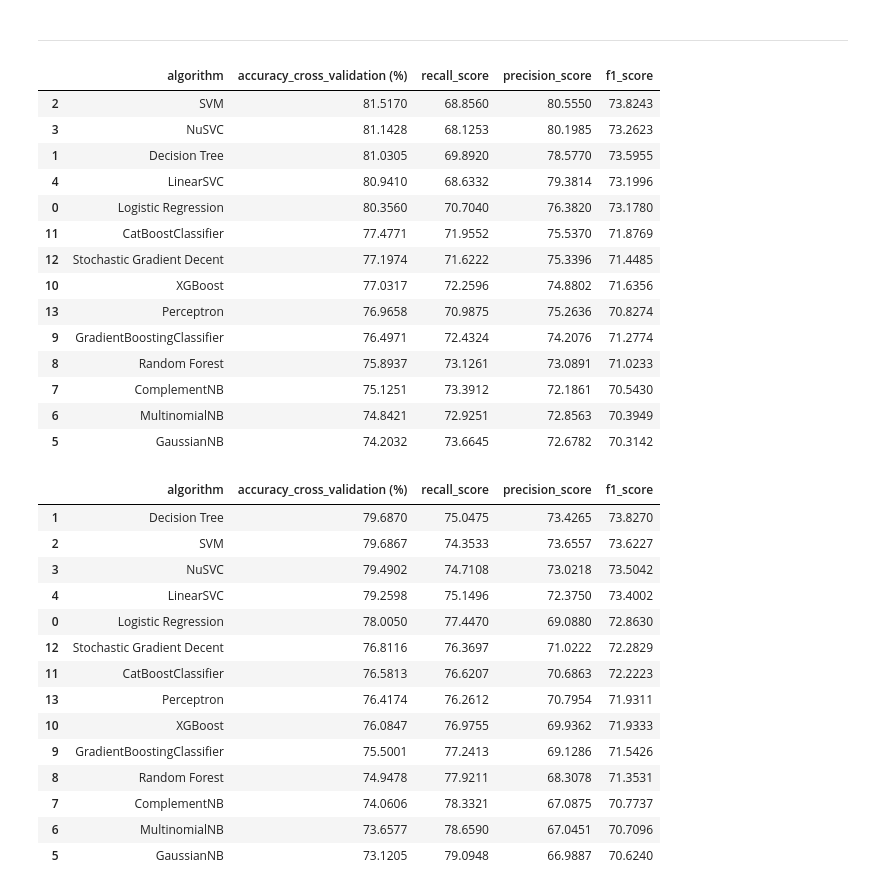
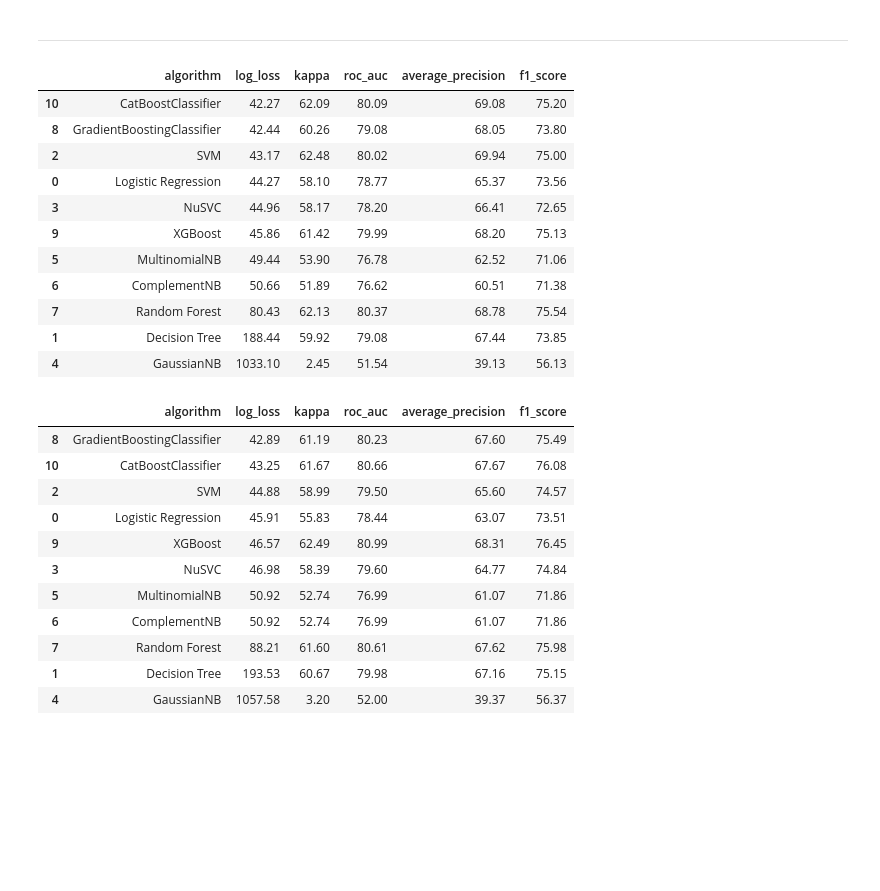
Before and after one commit to rvanguita/DataScientists, a Jupyter notebook: Projects/Kaggle/Titanic/titanic.ipynb, the cells around one changed output. Cells and saved outputs as stored; diff of their text form; code cells hidden in the pictures; blank space fills up the shorter version.

```diff
--- a/Projects/Kaggle/Titanic/titanic.ipynb
+++ b/Projects/Kaggle/Titanic/titanic.ipynb
@@ -467,9 +492,9 @@ def benchmark_ml(algorithms, X_train, y_train, cross_validation):
 # %%
 algorithms = {'Logistic Regression' : LogisticRegression(max_iter = 1000, random_state=42),
               'Decision Tree' : DecisionTreeClassifier(random_state=42),
-              'SVM' : SVC(random_state=42),
-              'NuSVC' : NuSVC(random_state=42),
-              'LinearSVC' : LinearSVC(dual = False, random_state=42),
+              'SVM' : SVC(random_state=42, probability=True),
+              'NuSVC' : NuSVC(random_state=42, probability=True),
+              # 'LinearSVC' : LinearSVC(dual = False, random_state=42),
               'GaussianNB' : GaussianNB(),
               'MultinomialNB' : MultinomialNB(),
               'ComplementNB' : ComplementNB(),
@@ -479,8 +504,9 @@ algorithms = {'Logistic Regression' : LogisticRegression(max_iter = 1000, random
               'GradientBoostingClassifier' : GradientBoostingClassifier(random_state=42),
               'XGBoost' : XGBClassifier(random_state=42 , n_jobs = -1),
               'CatBoostClassifier' : CatBoostClassifier(random_state=42, verbose=False, save_snapshot=False),
-              'Stochastic Gradient Decent' : SGDClassifier(random_state=42),
-              'Perceptron' : Perceptron(random_state=42),
+              # 'LGBMClassifier' : LGBMClassifier(random_state=42, n_jobs=-1),
+              # 'Stochastic Gradient Decent' : SGDClassifier(random_state=42),
+              # 'Perceptron' : Perceptron(random_state=42),
               # 'Linear Regression' : LinearRegression(),
               }
 # %%
@@ -575,42 +600,35 @@ def cross_validation(algorithms, X_train, y_train, n_splits, seed_number, oversa
 # %%
-n_splits = 10
+n_splits = 5
 seed_number = 42
 # %%
-accuracy_without_split = cross_validation(algorithms, X_train, y_train, n_splits, seed_number)
-accuracy_without_split
+accuracy_without_oversampling, second_level, cv = cross_validation(algorithms, X_train, y_train, n_splits, seed_number)
+accuracy_without_oversampling
 # %% [output]
-|  | algorithm | accuracy_cross_validation (%) | recall_score | precision_score | f1_score |
-| 2 | SVM | 81.5170 | 68.8560 | 80.5550 | 73.8243 |
-| 3 | NuSVC | 81.1428 | 68.1253 | 80.1985 | 73.2623 |
-| 1 | Decision Tree | 81.0305 | 69.8920 | 78.5770 | 73.5955 |
-| 4 | LinearSVC | 80.9410 | 68.6332 | 79.3814 | 73.1996 |
-| 0 | Logistic Regression | 80.3560 | 70.7040 | 76.3820 | 73.1780 |
-| 11 | CatBoostClassifier | 77.4771 | 71.9552 | 75.5370 | 71.8769 |
-| 12 | Stochastic Gradient Decent | 77.1974 | 71.6222 | 75.3396 | 71.4485 |
-| 10 | XGBoost | 77.0317 | 72.2596 | 74.8802 | 71.6356 |
-| 13 | Perceptron | 76.9658 | 70.9875 | 75.2636 | 70.8274 |
-| 9 | GradientBoostingClassifier | 76.4971 | 72.4324 | 74.2076 | 71.2774 |
-| 8 | Random Forest | 75.8937 | 73.1261 | 73.0891 | 71.0233 |
-| 7 | ComplementNB | 75.1251 | 73.3912 | 72.1861 | 70.5430 |
-| 6 | MultinomialNB | 74.8421 | 72.9251 | 72.8563 | 70.3949 |
-| 5 | GaussianNB | 74.2032 | 73.6645 | 72.6782 | 70.3142 |
+|  | algorithm | log_loss | kappa | roc_auc | average_precision | f1_score |
+| 10 | CatBoostClassifier | 42.27 | 62.09 | 80.09 | 69.08 | 75.20 |
+| 8 | GradientBoostingClassifier | 42.44 | 60.26 | 79.08 | 68.05 | 73.80 |
+| 2 | SVM | 43.17 | 62.48 | 80.02 | 69.94 | 75.00 |
+| 0 | Logistic Regression | 44.27 | 58.10 | 78.77 | 65.37 | 73.56 |
+| 3 | NuSVC | 44.96 | 58.17 | 78.20 | 66.41 | 72.65 |
+| 9 | XGBoost | 45.86 | 61.42 | 79.99 | 68.20 | 75.13 |
+| 5 | MultinomialNB | 49.44 | 53.90 | 76.78 | 62.52 | 71.06 |
+| 6 | ComplementNB | 50.66 | 51.89 | 76.62 | 60.51 | 71.38 |
+| 7 | Random Forest | 80.43 | 62.13 | 80.37 | 68.78 | 75.54 |
+| 1 | Decision Tree | 188.44 | 59.92 | 79.08 | 67.44 | 73.85 |
+| 4 | GaussianNB | 1033.10 | 2.45 | 51.54 | 39.13 | 56.13 |
 # %%
-
-accuracy_split = cross_validation(algorithms, X_train, y_train, n_splits, seed_number, oversampling = True)
-accuracy_split
+accuracy_oversampling, second_level, cv  = cross_validation(algorithms, X_train, y_train, n_splits, seed_number, oversampling = True)
+accuracy_oversampling
 # %% [output]
-|  | algorithm | accuracy_cross_validation (%) | recall_score | precision_score | f1_score |
-| 1 | Decision Tree | 79.6870 | 75.0475 | 73.4265 | 73.8270 |
-| 2 | SVM | 79.6867 | 74.3533 | 73.6557 | 73.6227 |
-| 3 | NuSVC | 79.4902 | 74.7108 | 73.0218 | 73.5042 |
-| 4 | LinearSVC | 79.2598 | 75.1496 | 72.3750 | 73.4002 |
-| 0 | Logistic Regression | 78.0050 | 77.4470 | 69.0880 | 72.8630 |
-| 12 | Stochastic Gradient Decent | 76.8116 | 76.3697 | 71.0222 | 72.2829 |
-| 11 | CatBoostClassifier | 76.5813 | 76.6207 | 70.6863 | 72.2223 |
-| 13 | Perceptron | 76.4174 | 76.2612 | 70.7954 | 71.9311 |
-| 10 | XGBoost | 76.0847 | 76.9755 | 69.9362 | 71.9333 |
-| 9 | GradientBoostingClassifier | 75.5001 | 77.2413 | 69.1286 | 71.5426 |
-| 8 | Random Forest | 74.9478 | 77.9211 | 68.3078 | 71.3531 |
-| 7 | ComplementNB | 74.0606 | 78.3321 | 67.0875 | 70.7737 |
-| 6 | MultinomialNB | 73.6577 | 78.6590 | 67.0451 | 70.7096 |
-| 5 | GaussianNB | 73.1205 | 79.0948 | 66.9887 | 70.6240 |
+|  | algorithm | log_loss | kappa | roc_auc | average_precision | f1_score |
+| 8 | GradientBoostingClassifier | 42.89 | 61.19 | 80.23 | 67.60 | 75.49 |
+| 10 | CatBoostClassifier | 43.25 | 61.67 | 80.66 | 67.67 | 76.08 |
+| 2 | SVM | 44.88 | 58.99 | 79.50 | 65.60 | 74.57 |
+| 0 | Logistic Regression | 45.91 | 55.83 | 78.44 | 63.07 | 73.51 |
+| 9 | XGBoost | 46.57 | 62.49 | 80.99 | 68.31 | 76.45 |
+| 3 | NuSVC | 46.98 | 58.39 | 79.60 | 64.77 | 74.84 |
+| 5 | MultinomialNB | 50.92 | 52.74 | 76.99 | 61.07 | 71.86 |
+| 6 | ComplementNB | 50.92 | 52.74 | 76.99 | 61.07 | 71.86 |
+| 7 | Random Forest | 88.21 | 61.60 | 80.61 | 67.62 | 75.98 |
+| 1 | Decision Tree | 193.53 | 60.67 | 79.98 | 67.16 | 75.15 |
+| 4 | GaussianNB | 1057.58 | 3.20 | 52.00 | 39.37 | 56.37 |
```
Also changed, not shown: parts of 36 cells of this notebook, 11 other files.
